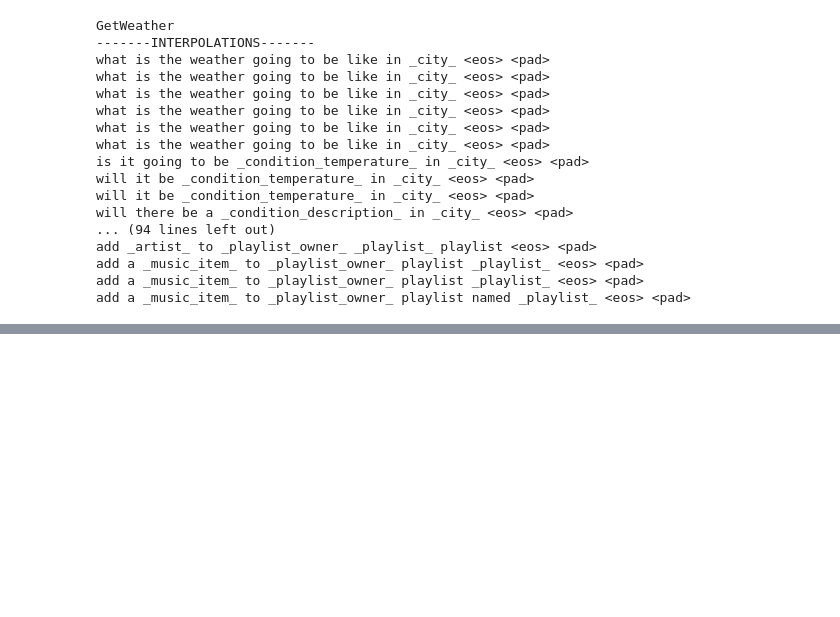
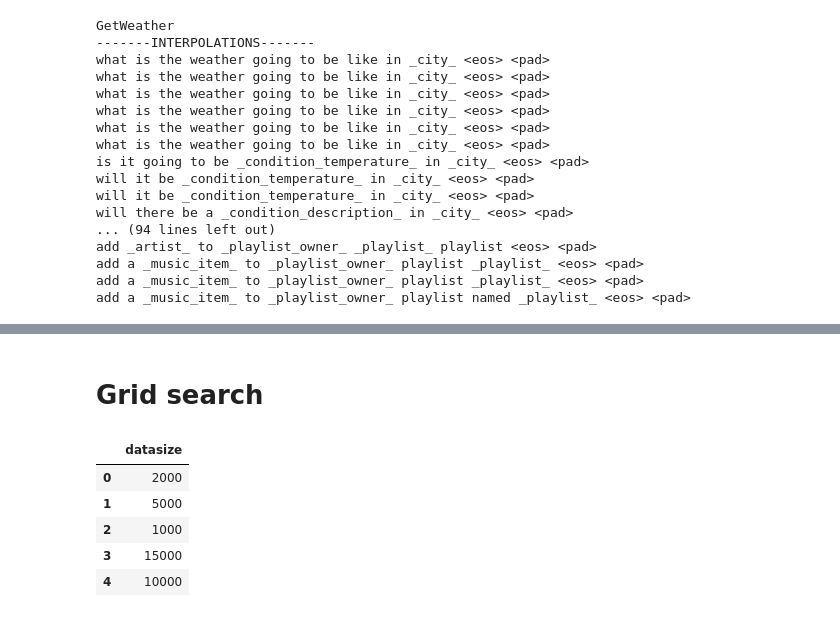
Before and after one commit to sonos/automatic-data-generation, a Jupyter notebook: automatic_data_generation/data-generation.ipynb, the cells around one changed output, grey strips where cells are left out. Saved outputs shown, nothing was run; the diff lists cells and outputs as text; code cells hidden in the pictures; blank space fills up the shorter version.

```diff
--- a/automatic_data_generation/utils/data-generation.ipynb
+++ b/automatic_data_generation/data-generation.ipynb
@@ -328,3 +307,5 @@ x = bow[:,target].view(64,64,)
 print(x.size())
 print(torch.einsum('iik->',(x)))
     #print(np.sum([b[idx].numpy() for idx in t]))
+# %% [markdown]
+# Grid search
@@ -330,0 +323,13 @@ print(torch.einsum('iik->',(x)))
+# %%
+args_dic = {}
+for arg_name in runs[0]['args'].__dict__.keys():
+    args_dic[arg_name] = [getattr(run['args'], arg_name) for run in runs]
+args_dic
+pd.DataFrame(args_dic, columns=['datasize'])
+# %% [output]
+|  | datasize |
+| 0 | 2000 |
+| 1 | 5000 |
+| 2 | 1000 |
+| 3 | 15000 |
+| 4 | 10000 |
```
Also changed, not shown: parts of 10 cells of this notebook, 14 other files.
